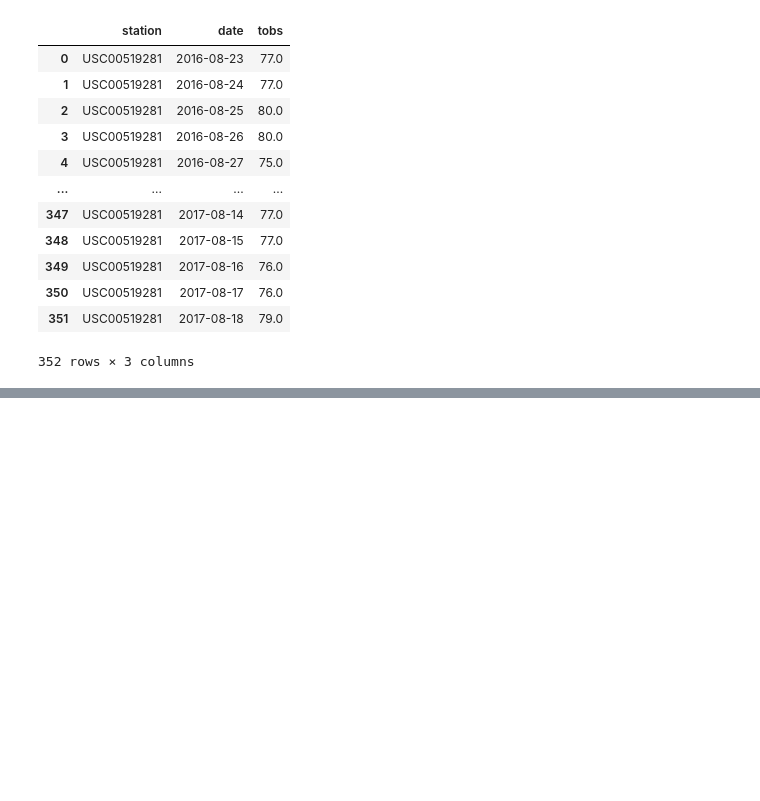
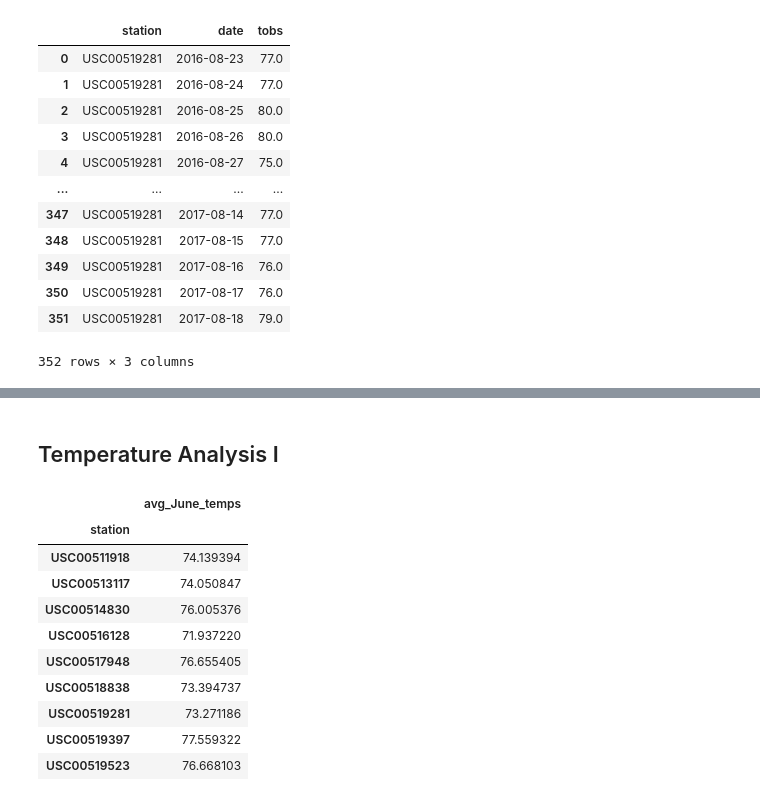
Before and after one commit to DMVance/climate-app, a Jupyter notebook: climate_starter.ipynb, the cells around one changed output, grey strips where cells are left out. Saved outputs shown, nothing was run; the diff lists cells and outputs as text; code cells hidden in the pictures; blank space fills up the shorter version.

```diff
--- a/climate_starter.ipynb
+++ b/climate_starter.ipynb
@@ -365,0 +376,19 @@ Use Flask jsonify to convert your API data into a valid JSON response object.
+# %% [markdown]
+## Temperature Analysis I
+# %%
+avg_June_temps = "SELECT m.station, m.date as Date, m.tobs as avg_June_temps FROM measurement as m WHERE strftime('%m', Date) == '06'"
+df_June_temps = pd.read_sql(avg_June_temps, conn)
+df_avg_June_temps = df_June_temps.groupby(["station"]).mean()
+df_avg_June_temps
+# %% [output]
+|  | avg_June_temps |
+| station |  |
+| USC00511918 | 74.139394 |
+| USC00513117 | 74.050847 |
+| USC00514830 | 76.005376 |
+| USC00516128 | 71.937220 |
+| USC00517948 | 76.655405 |
+| USC00518838 | 73.394737 |
+| USC00519281 | 73.271186 |
+| USC00519397 | 77.559322 |
+| USC00519523 | 76.668103 |
```
Also changed, not shown: parts of 22 cells of this notebook.
